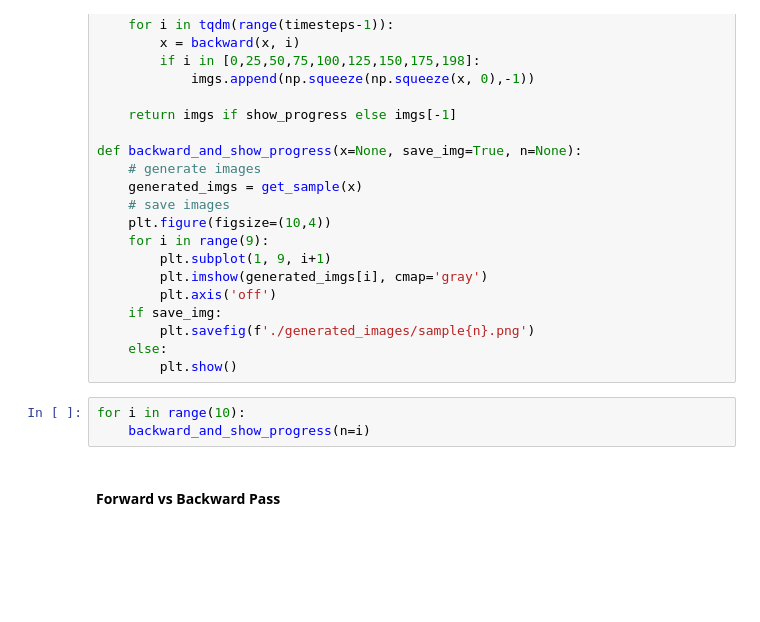
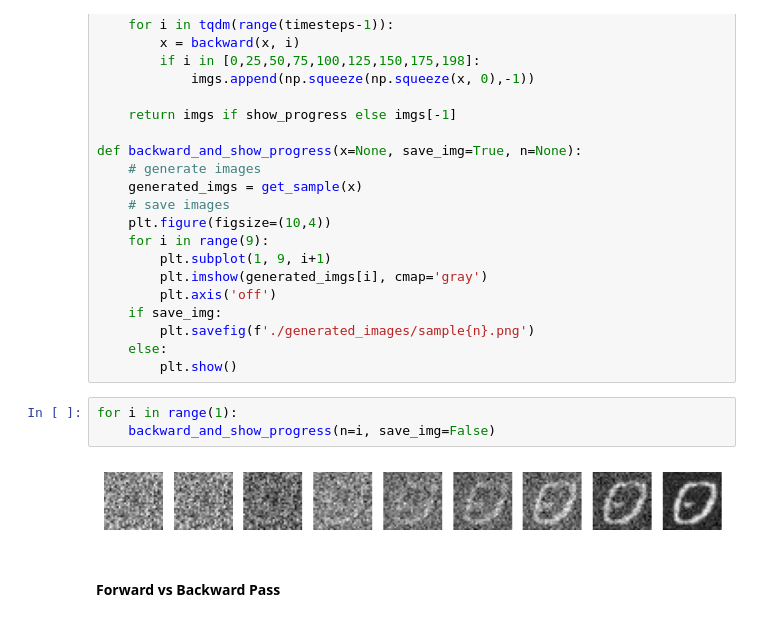
Before and after one commit to jcheigh/Generating-AI-Images, a Jupyter notebook: DDPMs/model.ipynb, the cells around one changed output. Saved outputs shown, nothing was run; the diff lists cells and outputs as text; blank space fills up the shorter version.

```diff
--- a/DDPMs/model.ipynb
+++ b/DDPMs/model.ipynb
@@ -220,8 +220,10 @@ def backward_and_show_progress(x=None, save_img=True, n=None):
     else:
         plt.show()
 # %%
-for i in range(10):
-    backward_and_show_progress(n=i)
+for i in range(1):
+    backward_and_show_progress(n=i, save_img=False)
+# %% [output]
+[figure, added]
 # %% [markdown]
 #### Forward vs Backward Pass
 # %%
```
Also changed, not shown: parts of 1 cell of this notebook, 4 other files.
